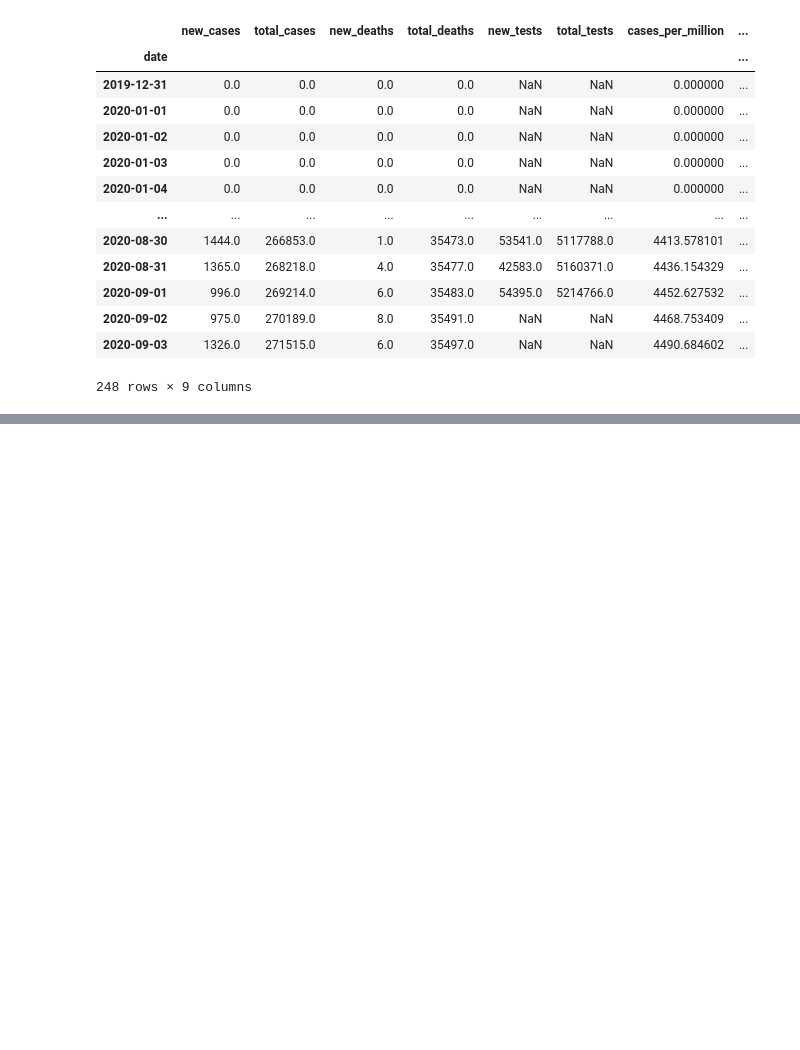
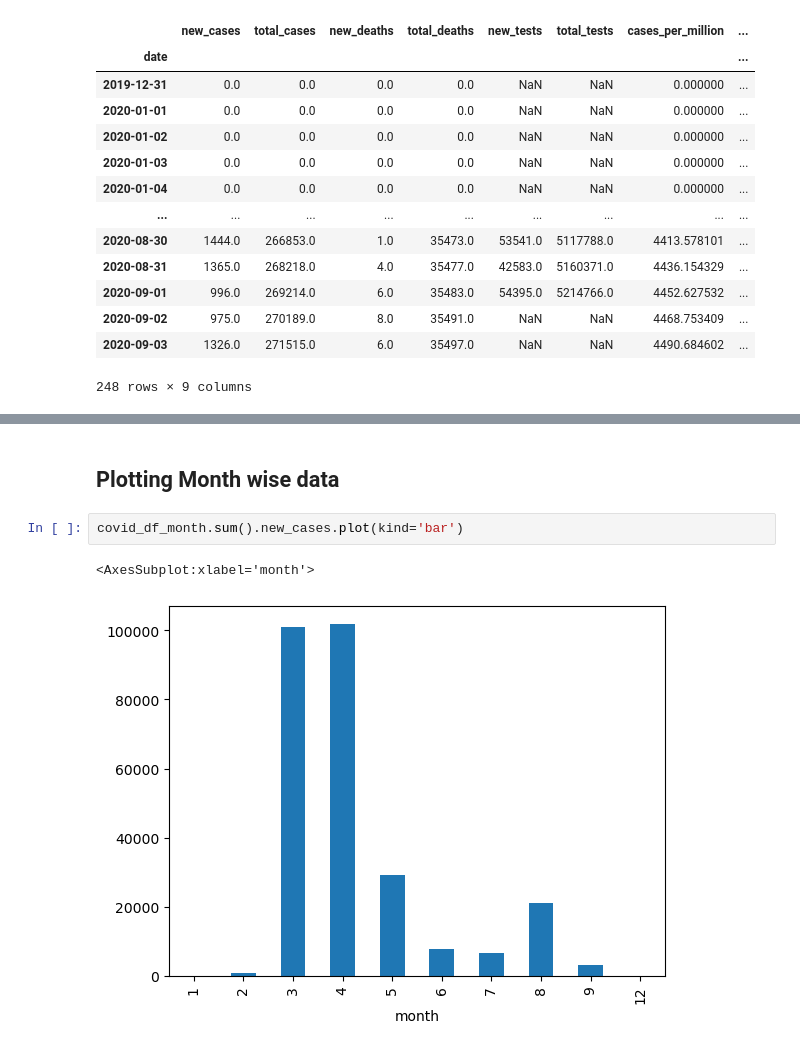
Before and after one commit to Nikhil1479/Python, a Jupyter notebook: Pandas/pandas.ipynb, the cells around one changed output, grey strips where cells are left out. Cells and saved outputs as stored; diff of their text form; blank space fills up the shorter version.

```diff
--- a/Pandas/pandas.ipynb
+++ b/Pandas/pandas.ipynb
@@ -809,0 +839,7 @@ result_df
+# %% [markdown]
+## Plotting Month wise data
+# %%
+covid_df_month.sum().new_cases.plot(kind='bar')
+# %% [output]
+<AxesSubplot:xlabel='month'>
+[figure, added]
```
Also changed, not shown: parts of 8 cells of this notebook, 4 other files.
